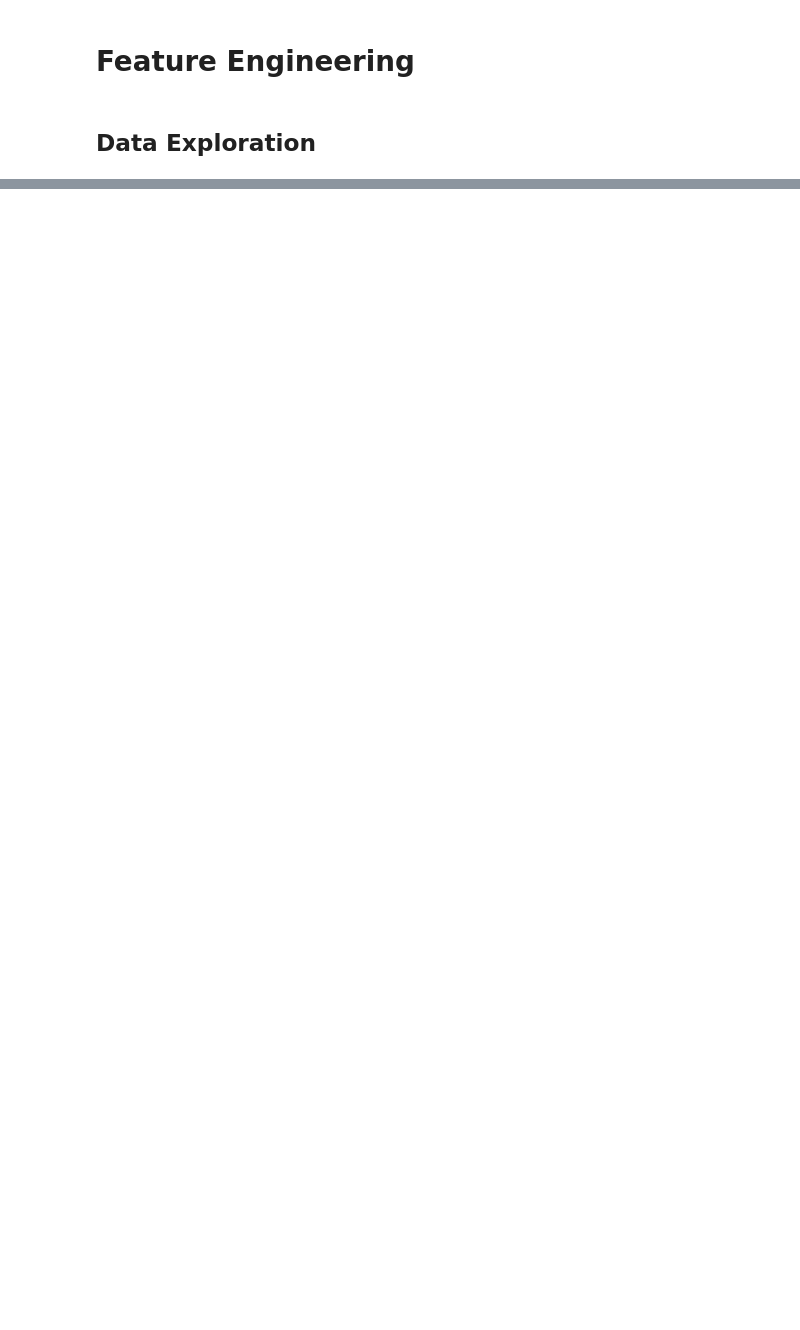
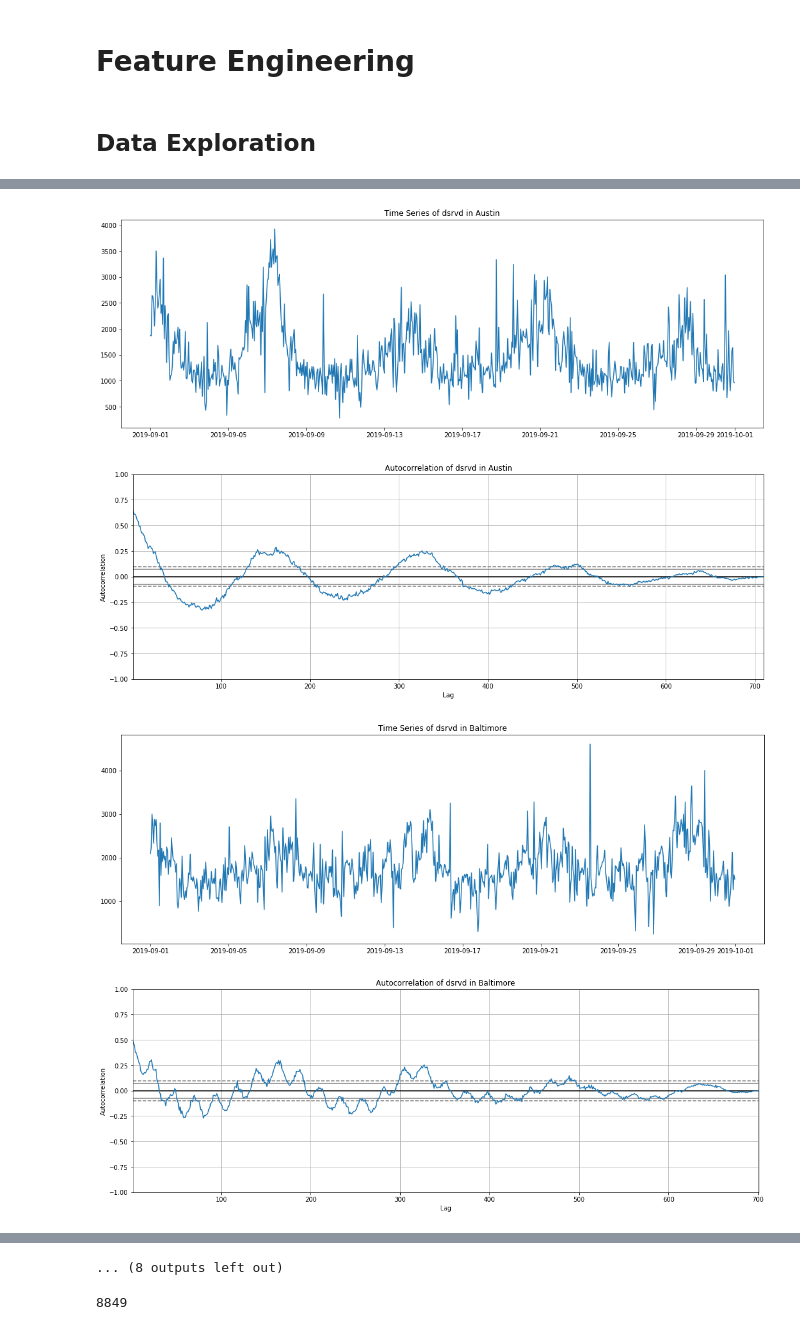
Before and after one commit to siyil/My-code, a Jupyter notebook: Weather Demand Forcast.ipynb, the cells around one changed output, grey strips where cells are left out. Cells and saved outputs as stored; diff of their text form; code cells hidden in the pictures; blank space fills up the shorter version.

```diff
--- a/Weather Demand Forcast.ipynb
+++ b/Weather Demand Forcast.ipynb
@@ -173,8 +270,7 @@ df_deploys
 # %%
 df_deploys["is_weekend"] = [0 if t.dayofweek < 5 else 1 for t in df_deploys.d_hour]
 df_deploys["hour_of_day"] = [t.hour for t in df_deploys.d_hour]
-df_deploys["is_friday"] = [0 if t.dayofweek != 4 else 1 for t in df_deploys.d_hour]
-df_deploys["is_saturday"] = [0 if t.dayofweek != 5 else 1 for t in df_deploys.d_hour]
-df_deploys["is_sunday"] = [0 if t.dayofweek != 6 else 1 for t in df_deploys.d_hour]
+df_deploys["day_of_week"] = [t.dayofweek for t in df_deploys.d_hour]
+df_deploys["week"] = [t.week for t in df_deploys.d_hour]
 
 df_deploys = df_deploys.sort_values(by = ["hotspot_id","d_hour"])
@@ -253,0 +324,28 @@ Text(0.5, 1.0, 'Autocorrelation of DSTVD in Washington DC')
+# %%
+#plt.plot(df_deploys.loc[df_deploys["hotspot_id"]==39849,"d_hour"], df_deploys.loc[df_deploys["hotspot_id"]==39849,"dstvd"])
+#plt.plot(df_deploys.loc[df_deploys["hotspot_id"]==45400,"d_hour"], df_deploys.loc[df_deploys["hotspot_id"]==45400,"dstvd"])
+
+
+for region in sorted(df_deploys["region_name"].unique()):
+    df_region = df_deploys.loc[df_deploys["region_name"] == region]
+    df_region_all = df_region[["d_hour", y_name]].groupby(by = "d_hour").mean()
+
+    df_region_all.index = pd.DatetimeIndex(df_region_all.index)
+    df_region_all = df_region_all.dropna()
+
+    plt.figure(figsize=(18, 6))
+    #plt.xlabel('Date')
+    plt.plot(df_region_all)
+    plt.title("Time Series of " + y_name + " in " + region)
+    plt.show()
+
+    # Autocorrelation:
+    plt.figure(figsize=(18, 6))
+    pd.plotting.autocorrelation_plot(df_region_all)
+    plt.title("Autocorrelation of " + y_name + " in " + region)
+    plt.show();
+# %% [output]
+[figure, added]
+[figure, added]
+[figure, added]
+[figure, added]
@@ -254 +360,6 @@ Text(0.5, 1.0, 'Autocorrelation of DSTVD in Washington DC')
+... (8 outputs left out)
+# %%
+print(len(df_deploys.loc[df_deploys["region_name"] == 'Austin'].loc[df_deploys["d_date"]<pd.Timestamp(2019,9,24),'dsrvd'].dropna()))
+# %% [output]
+8849
 # %% [markdown]
```
Also changed, not shown: parts of 10 cells of this notebook.
